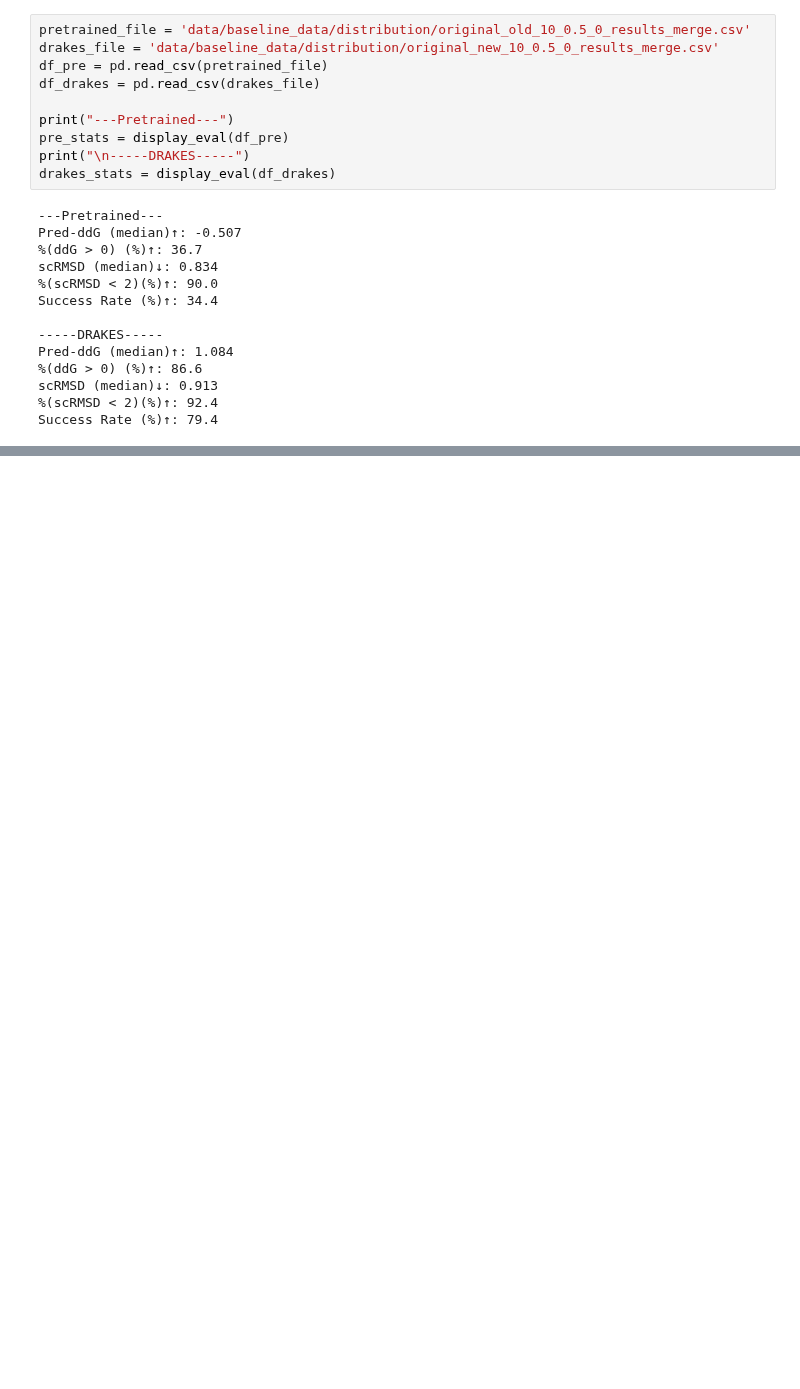
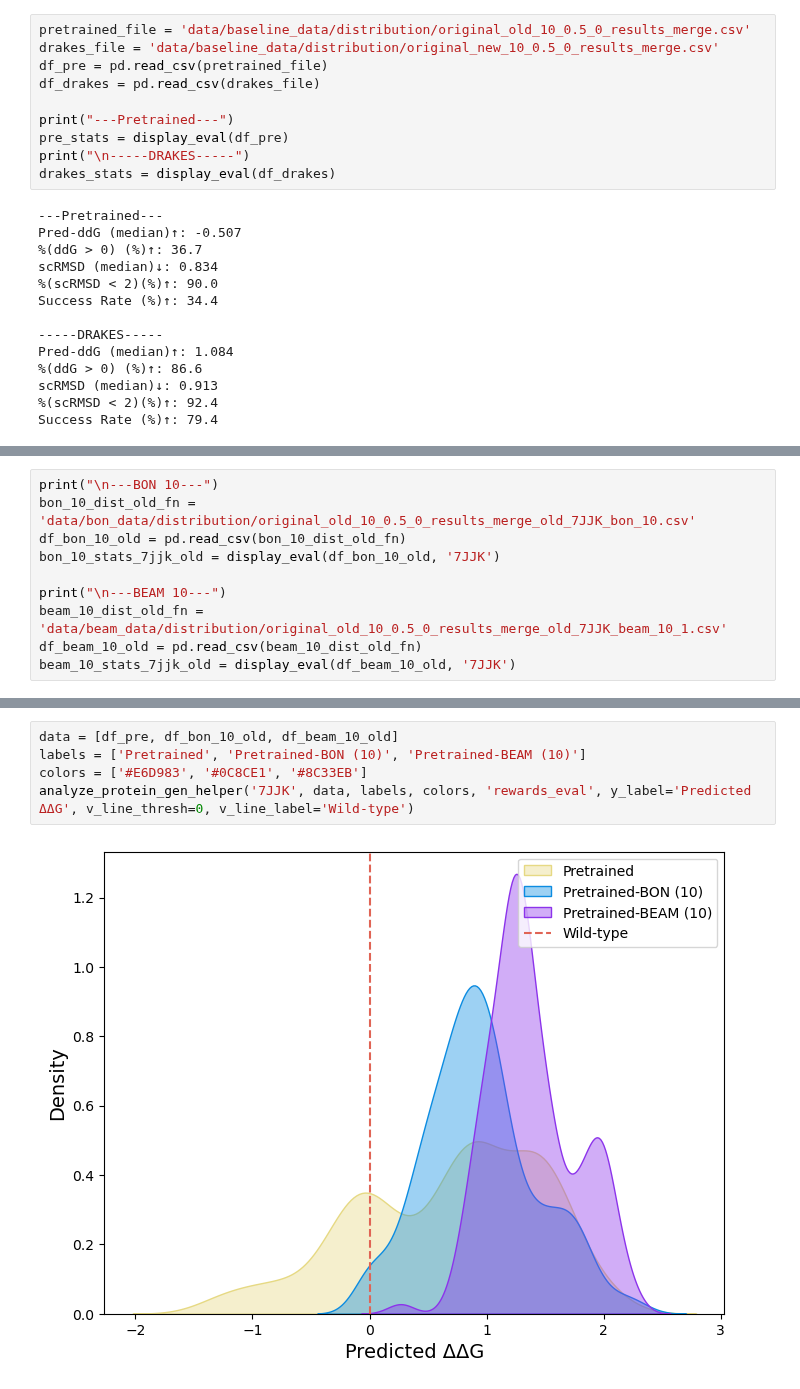
Before and after one commit to shainotshy1/BLISS_Experiments, a Jupyter notebook: DRAKES/analyze_new_distributions.ipynb, the cells around one changed output, grey strips where cells are left out. Saved outputs shown, nothing was run; the diff lists cells and outputs as text; blank space fills up the shorter version.

```diff
--- a/DRAKES/analyze_new_distributions.ipynb
+++ b/DRAKES/analyze_new_distributions.ipynb
@@ -36,0 +40,10 @@ analyze_protein_gen_helper('7JJK', data, labels, colors)
+# %%
+print("\n---BON 10---")
+bon_10_dist_old_fn = 'data/bon_data/distribution/original_old_10_0.5_0_results_merge_old_7JJK_bon_10.csv'
+df_bon_10_old = pd.read_csv(bon_10_dist_old_fn)
+bon_10_stats_7jjk_old = display_eval(df_bon_10_old, '7JJK')
+
+print("\n---BEAM 10---")
+beam_10_dist_old_fn = 'data/beam_data/distribution/original_old_10_0.5_0_results_merge_old_7JJK_beam_10_1.csv'
+df_beam_10_old = pd.read_csv(beam_10_dist_old_fn)
+beam_10_stats_7jjk_old = display_eval(df_beam_10_old, '7JJK')
@@ -36,0 +64,7 @@ analyze_protein_gen_helper('7JJK', data, labels, colors)
+# %%
+data = [df_pre, df_bon_10_old, df_beam_10_old]
+labels = ['Pretrained', 'Pretrained-BON (10)', 'Pretrained-BEAM (10)']
+colors = ['#E6D983', '#0C8CE1', '#8C33EB']
+analyze_protein_gen_helper('7JJK', data, labels, colors, 'rewards_eval', y_label='Predicted ΔΔG', v_line_thresh=0, v_line_label='Wild-type')
+# %% [output]
+[figure, added]
```
Also changed, not shown: parts of 13 cells of this notebook, 31 other files.
